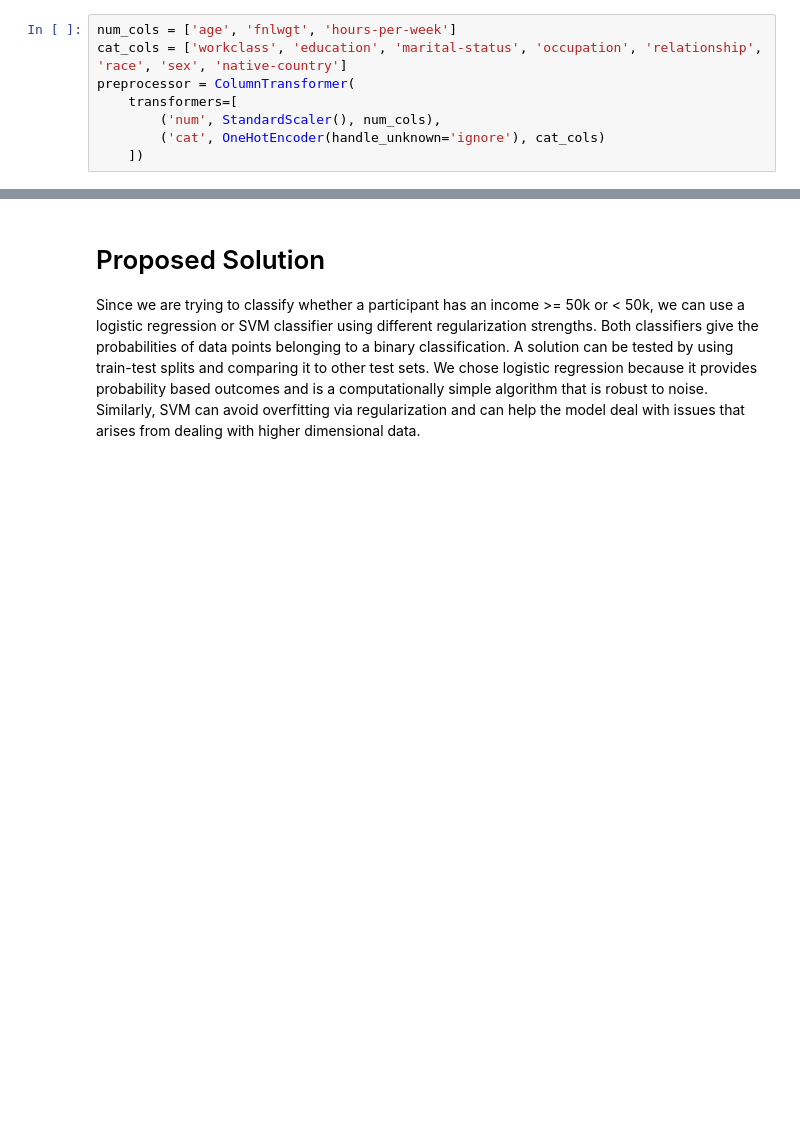
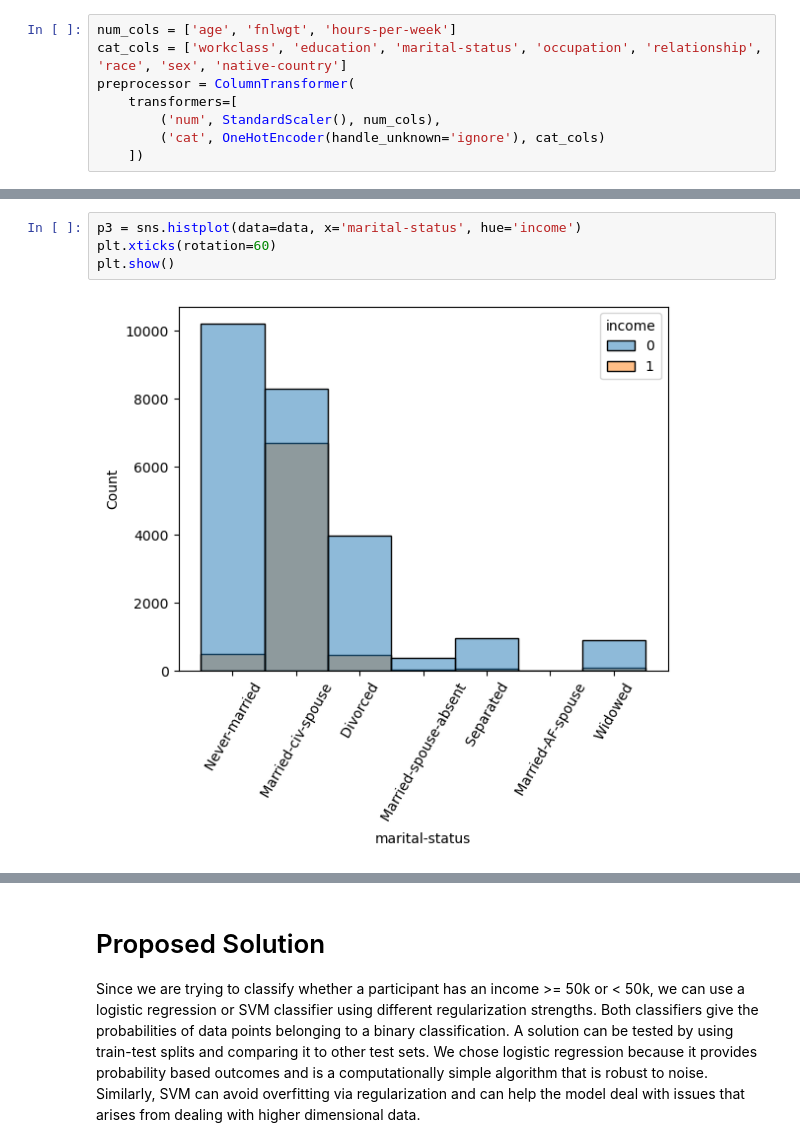
Before and after one commit to COGS118A/Group022-SP23, a Jupyter notebook: FinalProject_Group022-SP23.ipynb, the cells around one changed output, grey strips where cells are left out. Saved outputs shown, nothing was run; the diff lists cells and outputs as text; blank space fills up the shorter version.

```diff
--- a/FinalProject_Group022-SP23.ipynb
+++ b/FinalProject_Group022-SP23.ipynb
@@ -106,0 +136,6 @@ y = data['income']
+# %%
+p3 = sns.histplot(data=data, x='marital-status', hue='income')
+plt.xticks(rotation=60)
+plt.show()
+# %% [output]
+[figure, added]
```
Also changed, not shown: parts of 19 cells of this notebook.
